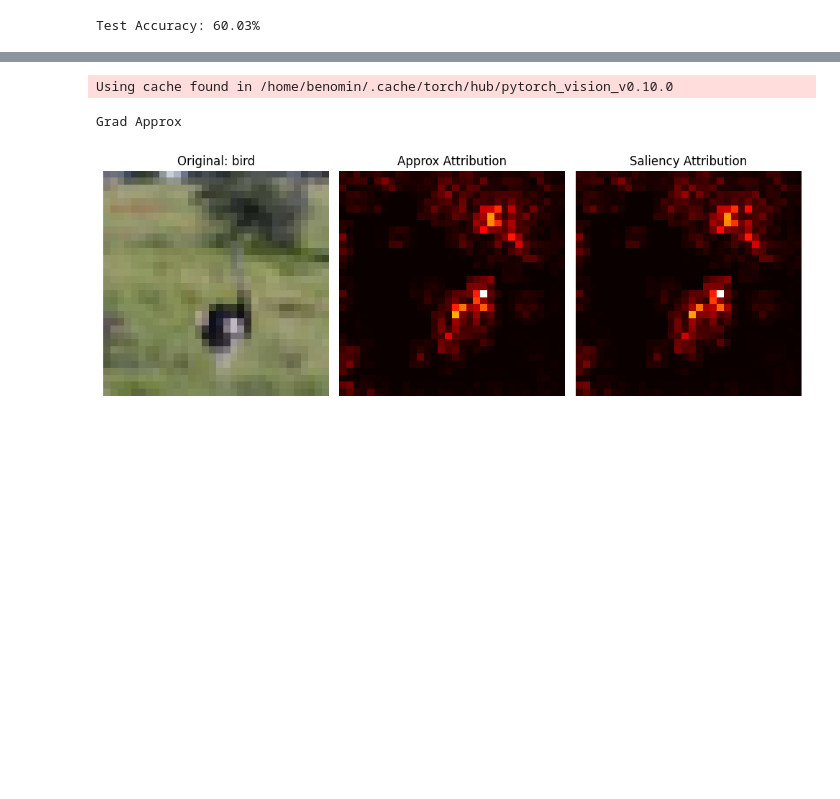
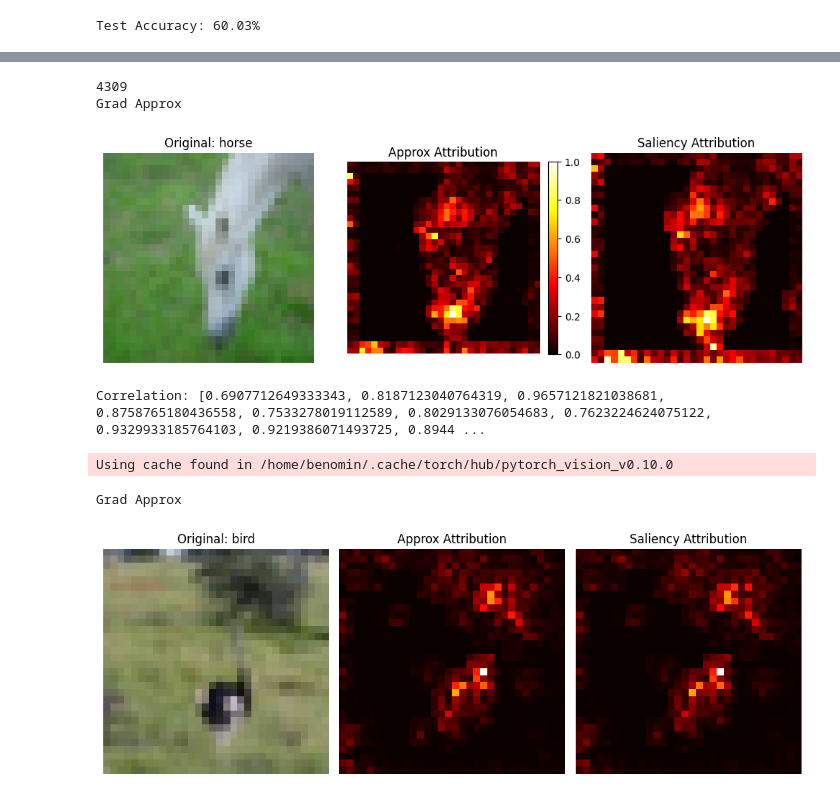
Before and after one commit to Benomin/Approx_Grad_Methoden, a Jupyter notebook: CIFAR 10.ipynb, the cells around one changed output, grey strips where cells are left out. Saved outputs shown, nothing was run; the diff lists cells and outputs as text; code cells hidden in the pictures; blank space fills up the shorter version.

```diff
--- a/CIFAR 10.ipynb
+++ b/CIFAR 10.ipynb
@@ -205,41 +232,49 @@ NameError: name 'dataset' is not defined
 # %%
 # shape: [3, 32, 32]
+print(idx)
 img, label = dataset[idx]
+aa =  ApproxAttribution(model)
+sal = Saliency(model)
+ig = IntegratedGradients(model)
 
-
-attribution_map = aa.int_grad_approx(0.1, [img.unsqueeze(0)], target=label).reshape(3, 32, 32)
+attribution_map = aa.grad_approx(0.1, [img.unsqueeze(0)], target=label).reshape(3, 32, 32)
 
 # Attribution mit Saliency von Captum
-attribution_map_real = sal.attribute(img.unsqueeze(0).float(), target=label)
-attribution_map_real = attribution_map_real.squeeze().detach().numpy()  # shape: [3, 32, 32]
+attribution_map_real = sal.attribute(img.unsqueeze(0).float().to(device), target=label)
+attribution_map_real = attribution_map_real.squeeze().detach().cpu().numpy()  # shape: [3, 32, 32]
 
 #(shape: [3, 32, 32] -> [32, 32, 3])
 image_np = img.permute(1, 2, 0).numpy()
 image_np = np.clip(image_np, 0, 1)  # für saubere Darstellung
 
 attr_vis = np.abs(attribution_map).sum(axis=0)
 attr_real_vis = np.abs(attribution_map_real).sum(axis=0)
 
 
 fig, axes = plt.subplots(1, 3, figsize=(10, 4))
 
 axes[0].imshow(image_np)
 axes[0].set_title(f'Original: {cifar10_labels[label]}')
 axes[0].axis('off')
 
 axes[1].imshow(attr_vis, cmap='hot')
 axes[1].set_title('Approx Attribution')
 axes[1].axis('off')
 
 axes[2].imshow(attr_real_vis, cmap='hot')
 axes[2].set_title('Saliency Attribution')
 axes[2].axis('off')
-
+fig.colorbar(im, ax=axes[1], fraction=0.046, pad=0.04)
 plt.tight_layout()
 plt.show()
 
 
 print("Correlation:", pearson_correlation(attr_vis, attr_real_vis))
+# %% [output]
+4309
+Grad Approx
+[figure, added]
+Correlation: [0.6907712649333343, 0.8187123040764319, 0.9657121821038681, 0.8758765180436558, 0.7533278019112589, 0.8029133076054683, 0.7623224624075122, 0.9329933185764103, 0.9219386071493725, 0.8944 ...
 # %%
 model = torch.hub.load('pytorch/vision:v0.10.0', 'resnet152', pretrained=True)
 
```
Also changed, not shown: parts of 5 cells of this notebook, 5 other files.
